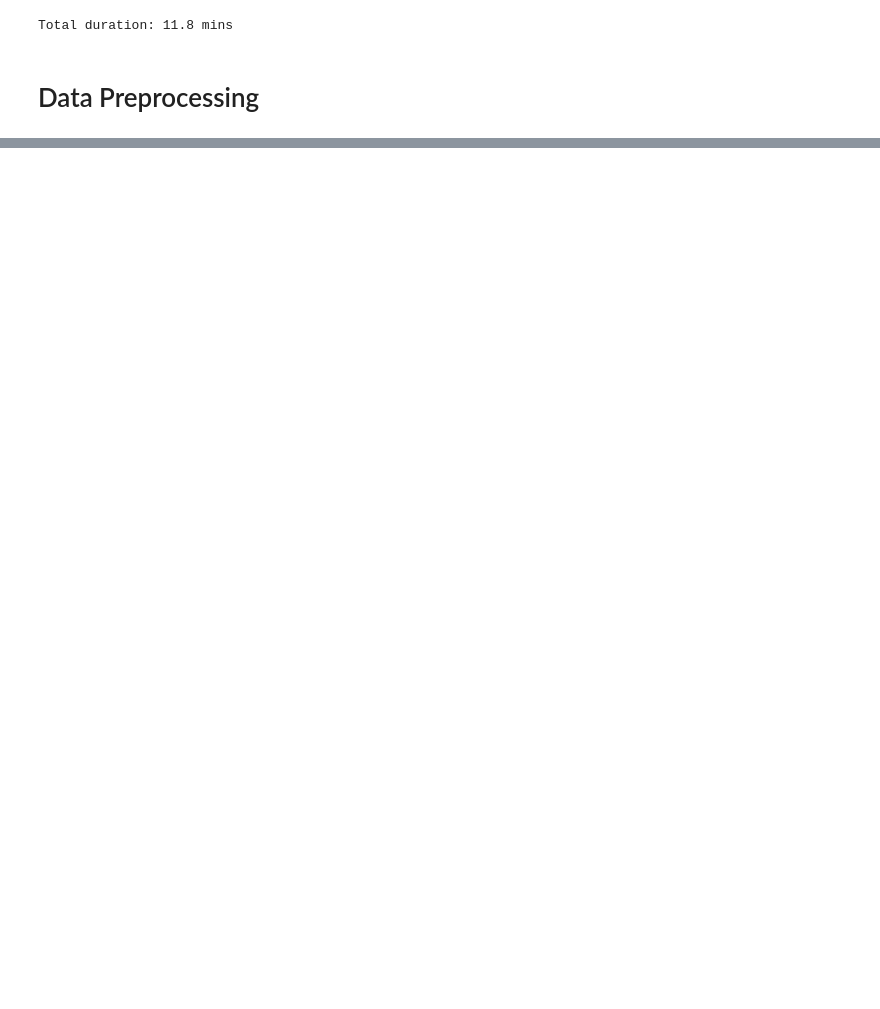
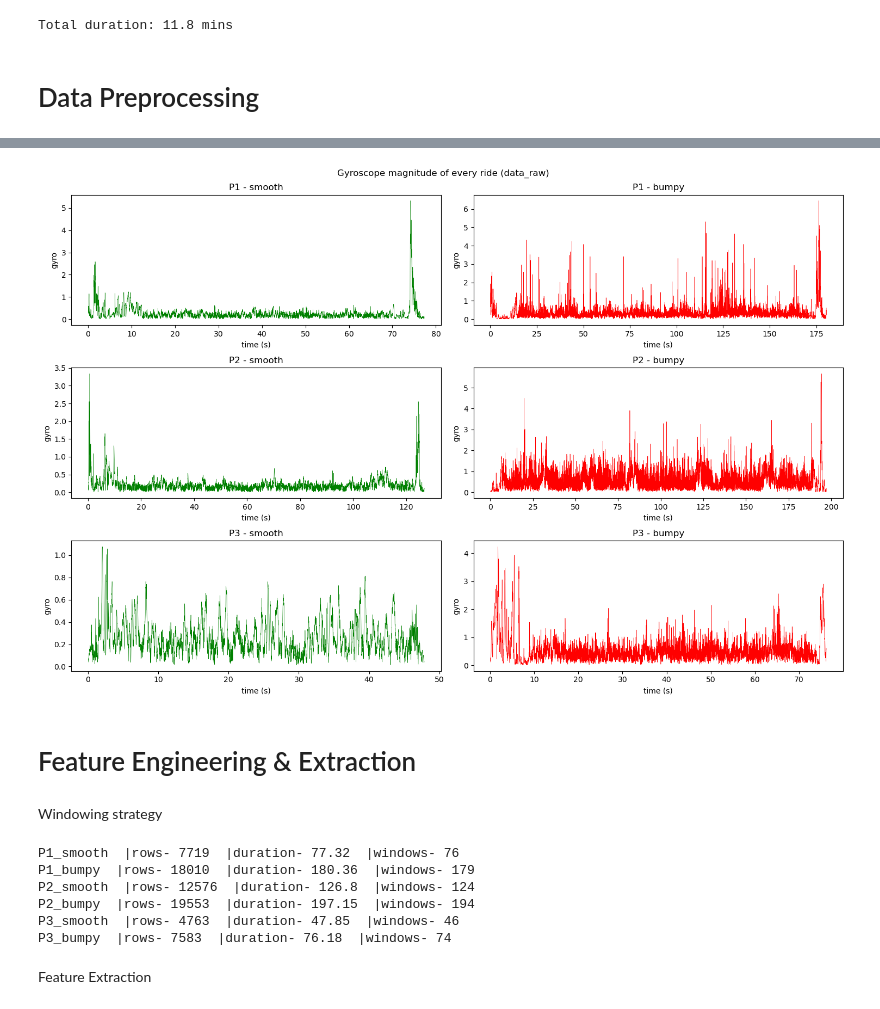
Before and after one commit to HeKaY-boy/bike-lane-quality-assessment, a Jupyter notebook: Main_notebook.ipynb, the cells around one changed output, grey strips where cells are left out. Cells and saved outputs as stored; diff of their text form; code cells hidden in the pictures; blank space fills up the shorter version.

```diff
--- a/Main_notebook.ipynb
+++ b/Main_notebook.ipynb
@@ -240,0 +293,30 @@ Total duration: 11.8 mins
+# %%
+#Visualization of gyroscope magnitude of every ride
+
+fig, axes = plt.subplots(3, 2, figsize=(15, 10))
+
+for i, participent in enumerate(['P1', 'P2', 'P3']):
+
+    for j, label in enumerate(['smooth', 'bumpy']):
+
+        df = merge_recordings[f'{participent}_{label}']
+        magnitude = np.sqrt(df['gyro_x']**2 + df['gyro_y']**2 + df['gyro_z']**2)
+
+        if label == 'smooth':color = 'green'
+        else:color = 'red'
+
+        axes[i,j].plot(df['seconds_elapsed'], magnitude, color, lw = 0.4)
+        axes[i, j].set_title(f'{participent} - {label}')
+        axes[i, j].set_ylabel('gyro')
+        axes[i, j].set_xlabel('time (s)')
+
+
+plt.suptitle('Gyroscope magnitude of every ride (data_raw)')
+plt.tight_layout()
+plt.show()
+# %% [output]
+[figure, added]
+# %% [markdown]
+# Feature Engineering & Extraction
+# %% [markdown]
+Windowing strategy
@@ -240,0 +338,13 @@ Total duration: 11.8 mins
+# %%
+for name, df in merge_recordings.items():
+    participent_windows = create_window(df, window_size, step_size)
+    print(name," |rows-", len(df), " |duration-", round(df['seconds_elapsed'].iloc[-1],2), " |windows-",len(participent_windows))
+# %% [output]
+P1_smooth  |rows- 7719  |duration- 77.32  |windows- 76
+P1_bumpy  |rows- 18010  |duration- 180.36  |windows- 179
+P2_smooth  |rows- 12576  |duration- 126.8  |windows- 124
+P2_bumpy  |rows- 19553  |duration- 197.15  |windows- 194
+P3_smooth  |rows- 4763  |duration- 47.85  |windows- 46
+P3_bumpy  |rows- 7583  |duration- 76.18  |windows- 74
+# %% [markdown]
+Feature Extraction
```
Also changed, not shown: parts of 13 cells of this notebook, 1 other file.
